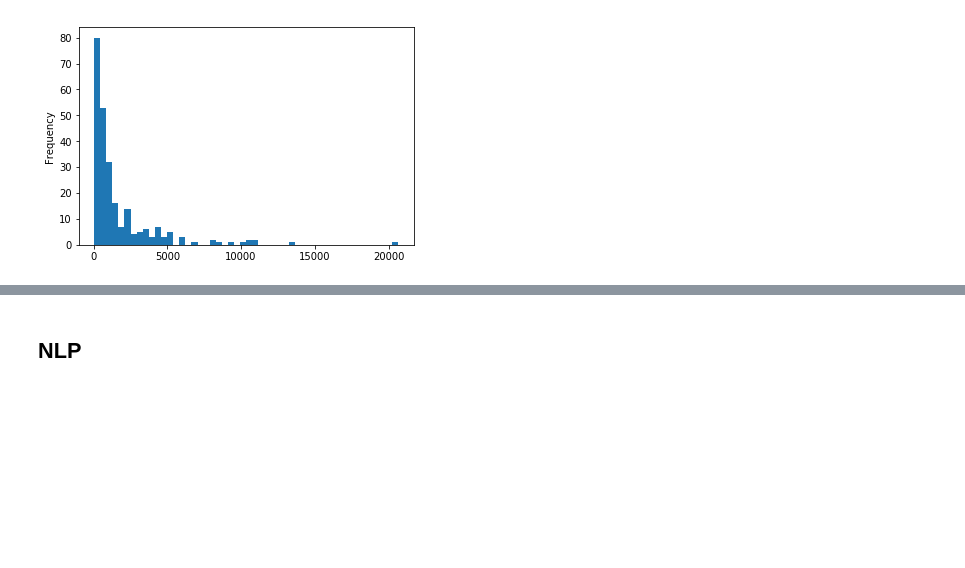
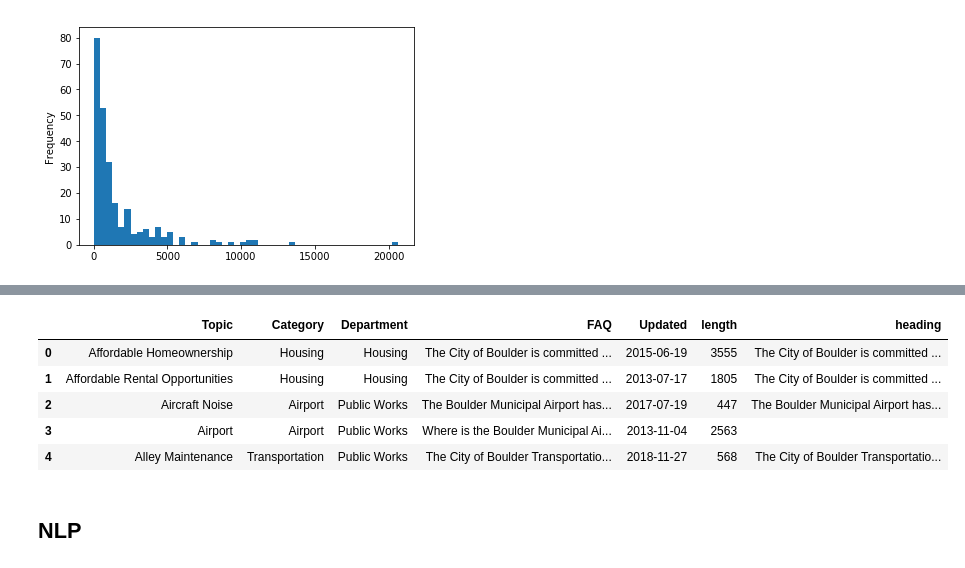
Before and after one commit to willtscott/inquire-boulder-chatbot, a Jupyter notebook: notebooks/faq-text.ipynb, the cells around one changed output, grey strips where cells are left out. Cells and saved outputs as stored; diff of their text form; code cells hidden in the pictures; blank space fills up the shorter version.

```diff
--- a/notebooks/faq-text.ipynb
+++ b/notebooks/faq-text.ipynb
@@ -62,3 +64,40 @@ faq[faq.length == faq.length.max()]
+# %%
+def process_text(entry):
+    entry = entry.replace('.', '. ')
+    entry = entry.replace('\xa0', ' ').replace('?', '? ')
+    return entry
+
+def find_heading(entry):
+    if entry.find('?') < 0:
+        return entry
+    q = entry.split('?')[0].split('. ')[-1]
+    heading = entry.split(q)[0]
+    return heading
+
+def find_questions(entry):
+    questions = []
+    answers = []
+
+    qna = entry.split('?')
+
+    if qna[0].find('. ') > 0:
+        heading = qna[0].split('. ')[0]
+
+    return qna
+# %%
+faq.FAQ.apply(process_text)
+faq['heading'] = faq.FAQ.apply(find_heading)
+faq.FAQ.apply(lambda x: x.replace)
+#questions = faq.FAQ.apply(find_questions)
+# %%
+faq.head()
+# %% [output]
+|  | Topic | Category | Department | FAQ | Updated | length | heading |
+| 0 | Affordable Homeownership | Housing | Housing | The City of Boulder is committed ... | 2015-06-19 | 3555 | The City of Boulder is committed ... |
+| 1 | Affordable Rental Opportunities | Housing | Housing | The City of Boulder is committed ... | 2013-07-17 | 1805 | The City of Boulder is committed ... |
+| 2 | Aircraft Noise | Airport | Public Works | The Boulder Municipal Airport has... | 2017-07-19 | 447 | The Boulder Municipal Airport has... |
+| 3 | Airport | Airport | Public Works | Where is the Boulder Municipal Ai... | 2013-11-04 | 2563 |  |
+| 4 | Alley Maintenance | Transportation | Public Works | The City of Boulder Transportatio... | 2018-11-27 | 568 | The City of Boulder Transportatio... |
 # %% [markdown]
 ## NLP
 # %%
```
Also changed, not shown: parts of 28 cells of this notebook.
